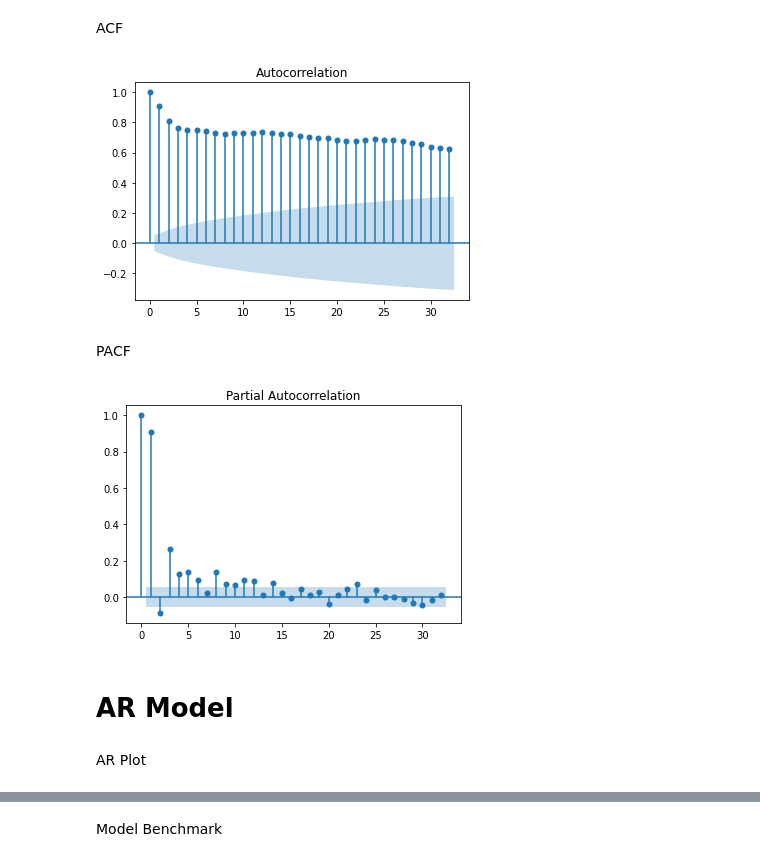
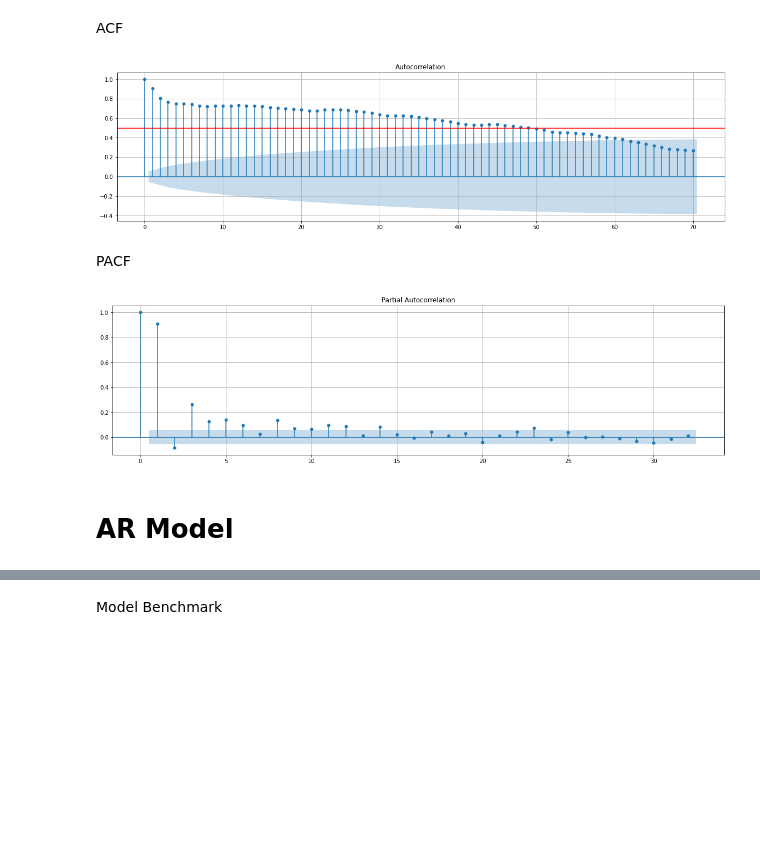
Before and after one commit to tontan2545/Big-Data-and-Artificial-Intelligence, a Jupyter notebook: W5_Time_Series/HW5_PRSA_Data_Tiantan.ipynb, the cells around one changed output, grey strips where cells are left out. Saved outputs shown, nothing was run; the diff lists cells and outputs as text; code cells hidden in the pictures; blank space fills up the shorter version.

```diff
--- a/W5_Time_Series/HW5_PRSA_Data_Tiantan.ipynb
+++ b/W5_Time_Series/HW5_PRSA_Data_Tiantan.ipynb
@@ -183,6 +184,3 @@ df_pres.plot(figsize=(12,6))
 [figure]
 # %% [markdown]
 The data looks to be having a constant mean with seasonality.
-# %%
-df_train['p_lag1'] = df_train.shift(1)
-df_train
@@ -230,19 +218,22 @@ pd.plotting.autocorrelation_plot(df_train['PRES'])
 [figure]
 # %% [markdown]
 ACF
-# %%
-sm.graphics.tsa.plot_acf(df_train['PRES'])
-plt.show()
-# %% [output]
-[figure, removed]
+# %%
+fig, ax = plt.subplots(figsize=(20, 5))
+sm.graphics.tsa.plot_acf(df_train['PRES'], lags=70, ax=ax)
+plt.axhline(y=0.5, color='r', linestyle='-')
+plt.grid()
+plt.show()
+# %% [output]
+[figure, added]
 # %% [markdown]
 PACF
 # %%
-sm.graphics.tsa.plot_pacf(df_train['PRES'])
+fig, ax = plt.subplots(figsize=(20, 5))
+sm.graphics.tsa.plot_pacf(df_train['PRES'], ax=ax)
+plt.grid()
 plt.show()
 # %% [output]
-[figure, old version]
+[figure, new version]
 # %% [markdown]
 # AR Model
-# %% [markdown]
-AR Plot
```
Also changed, not shown: parts of 13 cells of this notebook.
